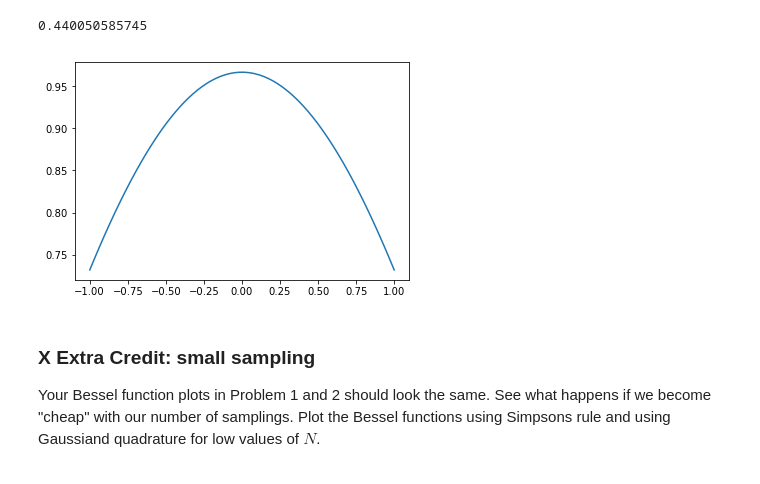
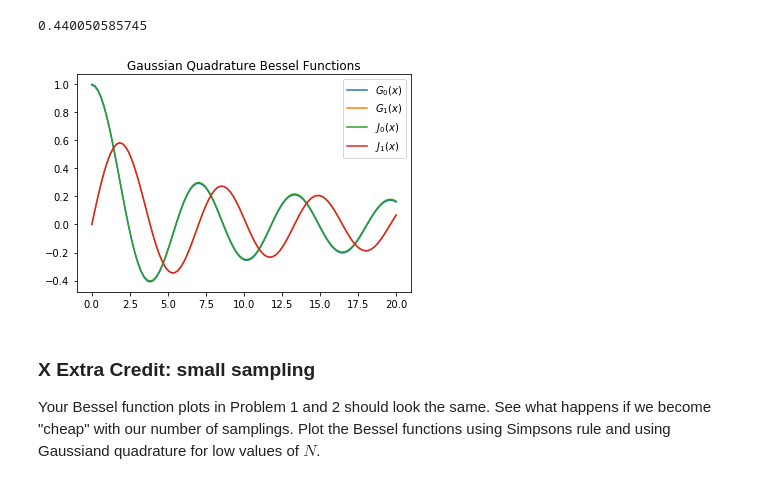
Before and after one commit to TWaddleton/Homework02, a Jupyter notebook: Homework_02.ipynb, the cells around one changed output. Drawn from its saved outputs; the diff is of its cells as text; code cells hidden in the pictures.

```diff
--- a/Homework_02.ipynb
+++ b/Homework_02.ipynb
@@ -425,36 +425,42 @@ def integrate_Gauss(f,a,b,N):
     Integrate f from a to b using Gaussian Quadrature with N steps
     """
     x,w = gaussxw(N)
 
     xp = 0.5*(b-a)*x + 0.5*(b+a)
     wp = 0.5*(b-a)*w
 
     total = 0.0
     for k in range(N):
         total += wp[k]*f(xp[k])
 
     return total
 
 def J_Gauss(m,x):
     """
     mth Bessel function of the first kind evaluated at real number x,
     calculated using an integral representation with Simpson's rule and 1000 steps
     """
     def f(theta):
         return cos(m*theta - x*sin(theta))
 
-    return 1/pi*integrate_HW2(f,0,pi,20)
+    return 1/pi*integrate_HW2(f,0,pi,100)
 
 J_Gauss(1,1)
 
 J_Gnp = np.vectorize(J_Gauss)
+xpoints = np.linspace(0, 20, 100)
 
 # Then plot your Bessel functions, confirm that they match what you got in Problem 1
 
-plt.plot(x, J_Gnp(0,x), label = '$J_0(x)$')
+plt.plot(xpoints, J_Gnp(0,xpoints), label = '$G_0(x)$')
+plt.plot(xpoints, J_Gnp(1,xpoints), label = '$G_1(x)$')
+plt.plot(xpoints, Jnp(0,xpoints), label = '$J_0(x)$')
+plt.plot(xpoints, Jnp(1,xpoints), label = '$J_1(x)$')
+plt.legend()
+plt.title("Gaussian Quadrature Bessel Functions")
 plt.show()
 # %% [output]
-[figure, old version]
+[figure, new version]
 # %% [markdown]
 ### X Extra Credit: small sampling
 
```
Also changed, not shown: parts of 8 cells of this notebook.
